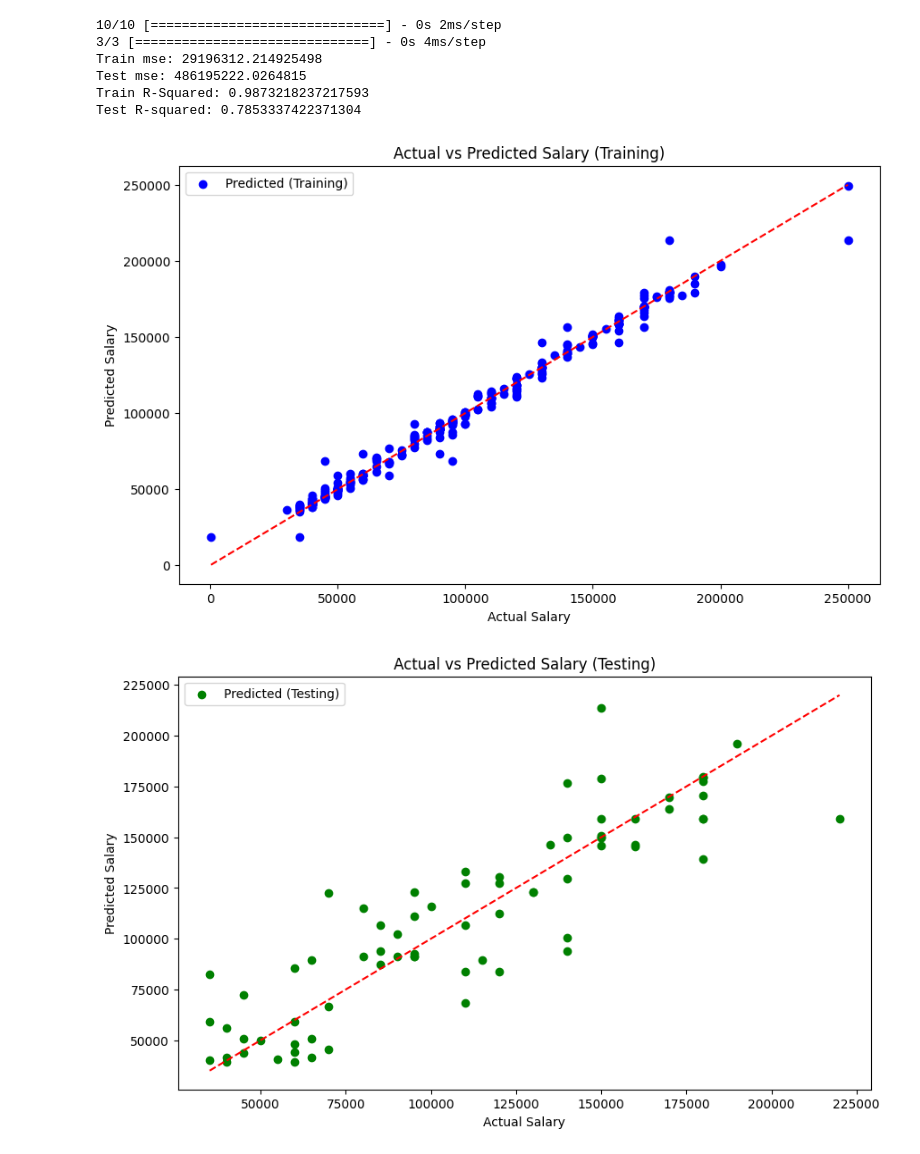
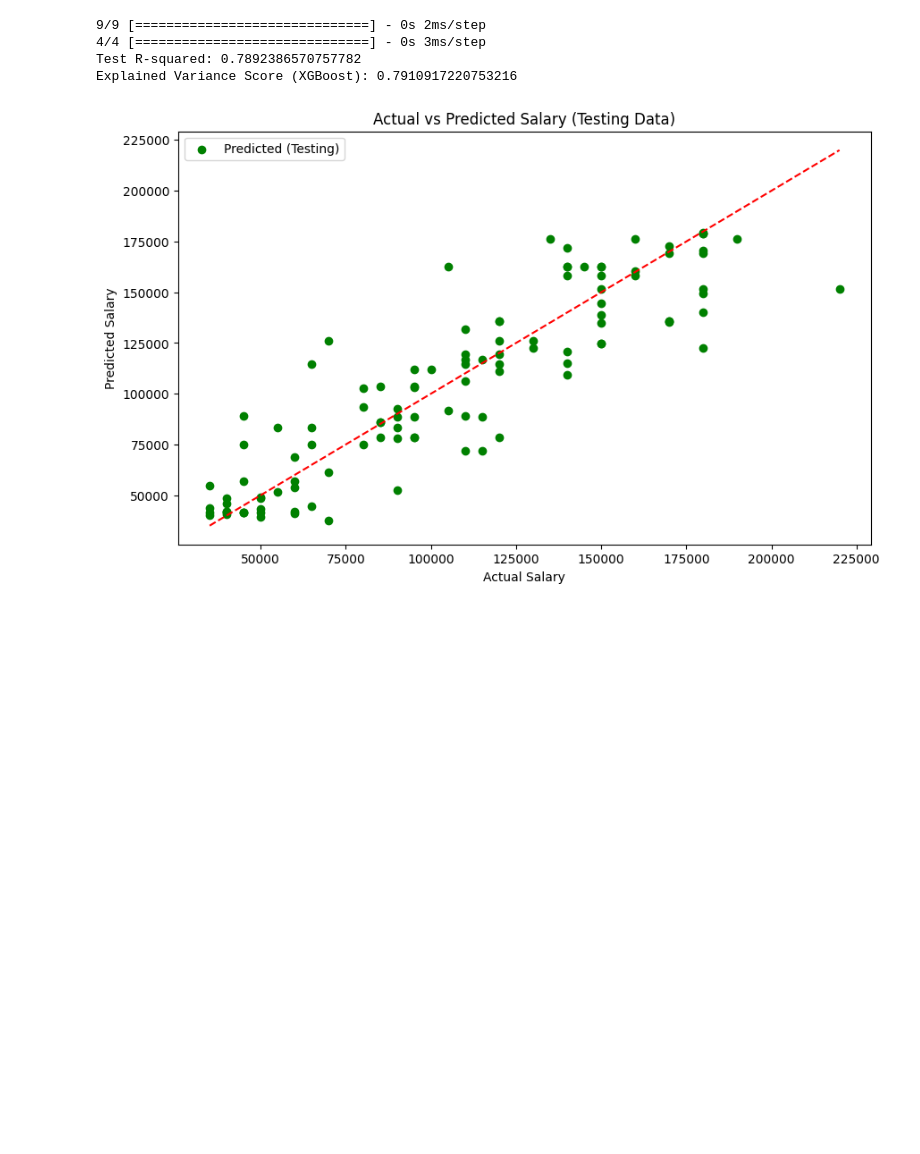
Before and after one commit to Eber1126/CPE-490-Final-Project, a Jupyter notebook: Eber_Veracruz_Final_Project.ipynb, the cells around one changed output. Drawn from its saved outputs; the diff is of its cells as text; code cells hidden in the pictures; blank space fills up the shorter version.

Commit message:
Newest Updated code and adjustments to metrics

```diff
--- a/Eber_Veracruz_Final_Project.ipynb
+++ b/Eber_Veracruz_Final_Project.ipynb
@@ -35,7 +35,7 @@ X = Salary.drop("Salary", axis=1)
 Y = Salary["Salary"]
 
 # Splitting the dataset into training and testing datasets
-X_train, X_test, Y_train, Y_test = train_test_split(X,Y, test_size=0.2, random_state=10)
+X_train, X_test, Y_train, Y_test = train_test_split(X,Y, test_size=0.30, random_state=10)
 
 # Standardize all the features
 Scaler = StandardScaler()
@@ -62,64 +62,42 @@ nn_pred_test = model.predict(X_test_scaled)
 params = {
     'objective': 'reg:squarederror',
     'eval_metric': 'rmse',
     'booster' : 'gbtree' ,
     'tree_method': 'hist',
     'verbosity': 0
 }
 
 # Using the nueral network predictions, we use those to train the XGBoost model
 train_nn = xgb.DMatrix(nn_pred_train, label=Y_train)
 test_nn = xgb.DMatrix(nn_pred_test, label=Y_test)
 
-number_of_boosts = 100
-gbnn_model = xgb.train(params, train_nn, number_of_boosts, evals= [(test_nn, 'test')], verbose_eval=False)
+gbnn_model = xgb.train(params, train_nn, 50, evals= [(test_nn, 'test')], verbose_eval=False)
 
 # Make predictions using the new GBNN model
 xgb_pred_train = gbnn_model.predict(train_nn)
 xgb_pred_test = gbnn_model.predict(test_nn)
 
-# Calculate and Print MSE
-mse_train = sklearn.metrics.mean_squared_error(Y_train, xgb_pred_train)
-mse_test = sklearn.metrics.mean_squared_error(Y_test, xgb_pred_test)
-
 # Calculate R-squared
-r2_train = sklearn.metrics.r2_score(Y_train, xgb_pred_train)
 r2_test = sklearn.metrics.r2_score(Y_test, xgb_pred_test)
-
-print("Train mse:", mse_train)
-print("Test mse:", mse_test)
-
-print("Train R-Squared:", r2_train)
 print("Test R-squared:", r2_test)
 
+# Calculate explained variance score
+explained_variance_xgb = sklearn.metrics.explained_variance_score(Y_test, xgb_pred_test)
+print("Explained Variance Score (XGBoost):", explained_variance_xgb)
+
 import matplotlib.pyplot as plt
-# Plotting the predicted salaries against the actual salaries for training dataset
-plt.figure(figsize=(10, 6))
-plt.scatter(Y_train, xgb_pred_train, color='blue', label='Predicted (Training)')
-plt.plot([min(Y_train), max(Y_train)], [min(Y_train), max(Y_train)], color='red', linestyle='--')
-plt.xlabel('Actual Salary')
-plt.ylabel('Predicted Salary')
-plt.title('Actual vs Predicted Salary (Training)')
-plt.legend()
-plt.show()
-
-print("\n")
-
-# Plotting the predicted salaries against the actual salaries for testing dataset
+# Plots the predicted salaries against the actual salaries using the testing dataset
 plt.figure(figsize=(10, 6))
 plt.scatter(Y_test, xgb_pred_test, color='green', label='Predicted (Testing)')
 plt.plot([min(Y_test), max(Y_test)], [min(Y_test), max(Y_test)], color='red', linestyle='--')
 plt.xlabel('Actual Salary')
 plt.ylabel('Predicted Salary')
-plt.title('Actual vs Predicted Salary (Testing)')
+plt.title('Actual vs Predicted Salary (Testing Data)')
 plt.legend()
 plt.show()
 # %% [output]
-10/10 [==============================] - 0s 2ms/step
-3/3 [==============================] - 0s 4ms/step
-Train mse: 29196312.214925498
-Test mse: 486195222.0264815
-Train R-Squared: 0.9873218237217593
-Test R-squared: 0.7853337422371304
+9/9 [==============================] - 0s 2ms/step
+4/4 [==============================] - 0s 3ms/step
+Test R-squared: 0.7892386570757782
+Explained Variance Score (XGBoost): 0.7910917220753216
-[figure, old version]
+[figure, new version]
-[figure, removed]
```
Also changed, not shown: parts of 5 cells of this notebook.
